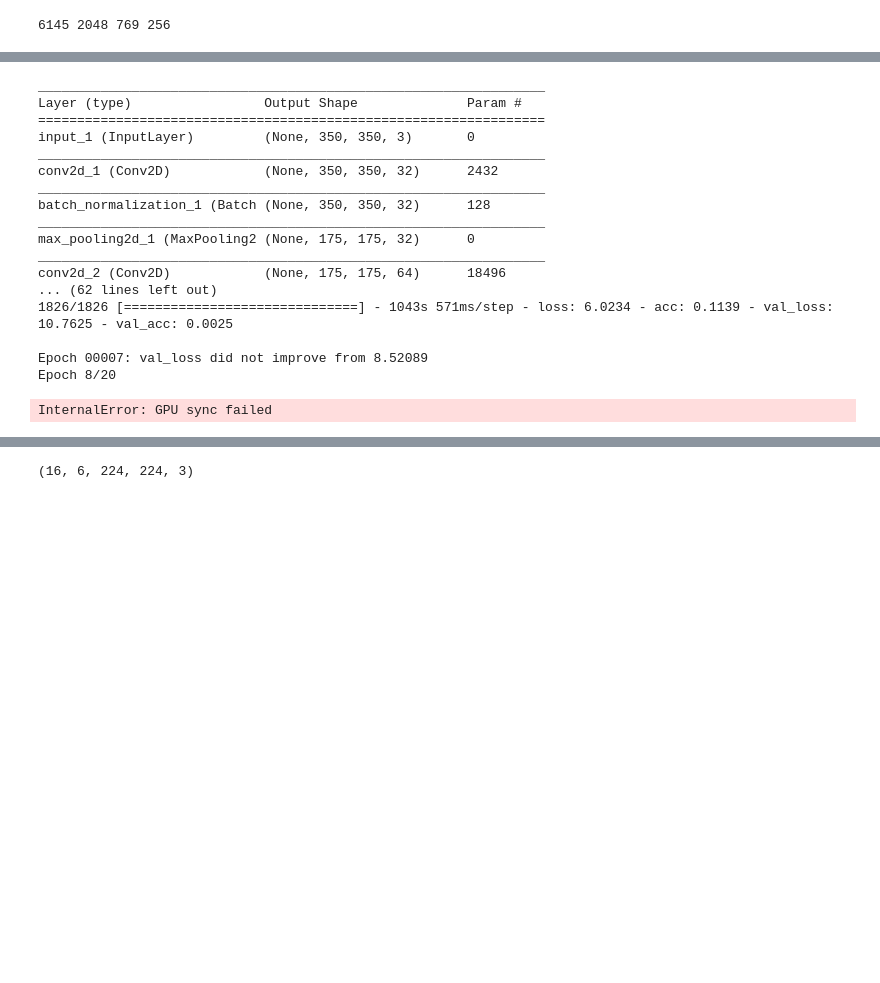
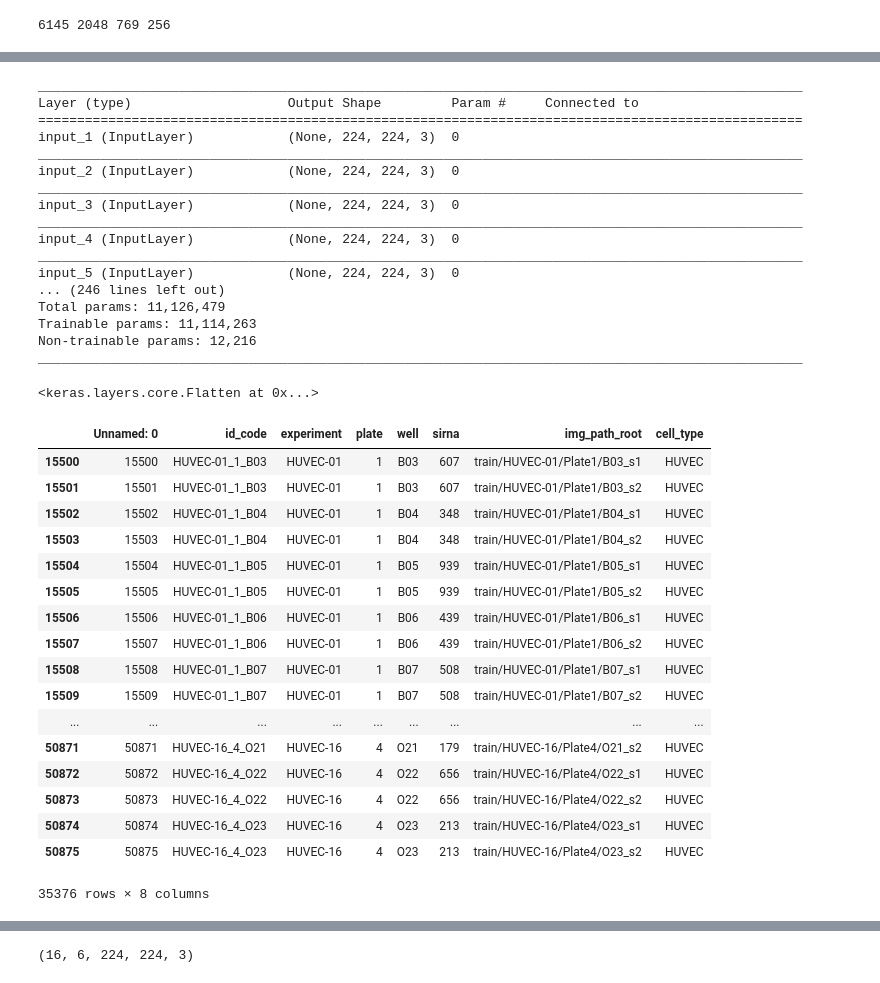
Before and after one commit to rbudnar/Capstone-project, a Jupyter notebook: Capstone v2.ipynb, the cells around one changed output, grey strips where cells are left out. Drawn from its saved outputs; the diff is of its cells as text; code cells hidden in the pictures; blank space fills up the shorter version.

```diff
--- a/Capstone v2.ipynb
+++ b/Capstone v2.ipynb
@@ -72,26 +89,39 @@ Colocations handled automatically by placer.
 # %%
-runner.run()
-# bi = runner.train_generator.__getitem__(1)
+runner.summary()
+# runner.run()
+# bi, bys = runner.train_generator.__getitem__(1)
 # runner.evaluate()
 # [3.5677363468132928, 0.035387431360585725] ['loss', 'acc'] with no checkpoint loaded
 # [2.4260314856454177, 0.369737644932705] ['loss', 'acc'] with checkpoint loaded
 # [2.46415597567695, 0.5991458206768804] ['loss', 'acc'] with better model
 # %% [output]
-_________________________________________________________________
-Layer (type)                 Output Shape              Param #
-=================================================================
-input_1 (InputLayer)         (None, 350, 350, 3)       0
-_________________________________________________________________
-conv2d_1 (Conv2D)            (None, 350, 350, 32)      2432
-_________________________________________________________________
-batch_normalization_1 (Batch (None, 350, 350, 32)      128
-_________________________________________________________________
-max_pooling2d_1 (MaxPooling2 (None, 175, 175, 32)      0
-_________________________________________________________________
-conv2d_2 (Conv2D)            (None, 175, 175, 64)      18496
-... (62 lines left out)
-1826/1826 [==============================] - 1043s 571ms/step - loss: 6.0234 - acc: 0.1139 - val_loss: 10.7625 - val_acc: 0.0025
-
-Epoch 00007: val_loss did not improve from 8.52089
-Epoch 8/20
+__________________________________________________________________________________________________
+Layer (type)                    Output Shape         Param #     Connected to
+==================================================================================================
+input_1 (InputLayer)            (None, 224, 224, 3)  0
+__________________________________________________________________________________________________
+input_2 (InputLayer)            (None, 224, 224, 3)  0
+__________________________________________________________________________________________________
+input_3 (InputLayer)            (None, 224, 224, 3)  0
+__________________________________________________________________________________________________
+input_4 (InputLayer)            (None, 224, 224, 3)  0
+__________________________________________________________________________________________________
+input_5 (InputLayer)            (None, 224, 224, 3)  0
+... (246 lines left out)
+Total params: 11,126,479
+Trainable params: 11,114,263
+Non-trainable params: 12,216
+__________________________________________________________________________________________________
-InternalError: GPU sync failed
+# %%
+layer_count = len(runner.model.layers)
+runner.model.layers[layer_count-1]
+# runner.model.layers.pop()
+# runner.model.layers.pop()
+# runner.model.layers.pop()
+# runner.model.layers.pop()
+# runner.model.layers.pop()
+# print(bi.shape, bys.shape)
+
+# bi1 =  np.array(bi, np.float32)/255
+# %% [output]
+<keras.layers.core.Flatten at 0x...>
@@ -97,0 +136,23 @@ InternalError: GPU sync failed
+# %%
+import pandas as pd
+df = pd.read_csv("train_root.csv", dtype={'sirna': object})
+df[df['cell_type'] == test.value]
+# %% [output]
+|  | Unnamed: 0 | id_code | experiment | plate | well | sirna | img_path_root | cell_type |
+| 15500 | 15500 | HUVEC-01_1_B03 | HUVEC-01 | 1 | B03 | 607 | train/HUVEC-01/Plate1/B03_s1 | HUVEC |
+| 15501 | 15501 | HUVEC-01_1_B03 | HUVEC-01 | 1 | B03 | 607 | train/HUVEC-01/Plate1/B03_s2 | HUVEC |
+| 15502 | 15502 | HUVEC-01_1_B04 | HUVEC-01 | 1 | B04 | 348 | train/HUVEC-01/Plate1/B04_s1 | HUVEC |
+| 15503 | 15503 | HUVEC-01_1_B04 | HUVEC-01 | 1 | B04 | 348 | train/HUVEC-01/Plate1/B04_s2 | HUVEC |
+| 15504 | 15504 | HUVEC-01_1_B05 | HUVEC-01 | 1 | B05 | 939 | train/HUVEC-01/Plate1/B05_s1 | HUVEC |
+| 15505 | 15505 | HUVEC-01_1_B05 | HUVEC-01 | 1 | B05 | 939 | train/HUVEC-01/Plate1/B05_s2 | HUVEC |
+| 15506 | 15506 | HUVEC-01_1_B06 | HUVEC-01 | 1 | B06 | 439 | train/HUVEC-01/Plate1/B06_s1 | HUVEC |
+| 15507 | 15507 | HUVEC-01_1_B06 | HUVEC-01 | 1 | B06 | 439 | train/HUVEC-01/Plate1/B06_s2 | HUVEC |
+| 15508 | 15508 | HUVEC-01_1_B07 | HUVEC-01 | 1 | B07 | 508 | train/HUVEC-01/Plate1/B07_s1 | HUVEC |
+| 15509 | 15509 | HUVEC-01_1_B07 | HUVEC-01 | 1 | B07 | 508 | train/HUVEC-01/Plate1/B07_s2 | HUVEC |
+| ... | ... | ... | ... | ... | ... | ... | ... | ... |
+| 50871 | 50871 | HUVEC-16_4_O21 | HUVEC-16 | 4 | O21 | 179 | train/HUVEC-16/Plate4/O21_s2 | HUVEC |
+| 50872 | 50872 | HUVEC-16_4_O22 | HUVEC-16 | 4 | O22 | 656 | train/HUVEC-16/Plate4/O22_s1 | HUVEC |
+| 50873 | 50873 | HUVEC-16_4_O22 | HUVEC-16 | 4 | O22 | 656 | train/HUVEC-16/Plate4/O22_s2 | HUVEC |
+| 50874 | 50874 | HUVEC-16_4_O23 | HUVEC-16 | 4 | O23 | 213 | train/HUVEC-16/Plate4/O23_s1 | HUVEC |
+| 50875 | 50875 | HUVEC-16_4_O23 | HUVEC-16 | 4 | O23 | 213 | train/HUVEC-16/Plate4/O23_s2 | HUVEC |
+35376 rows × 8 columns
```
Also changed, not shown: parts of 3 cells of this notebook, 11 other files.
